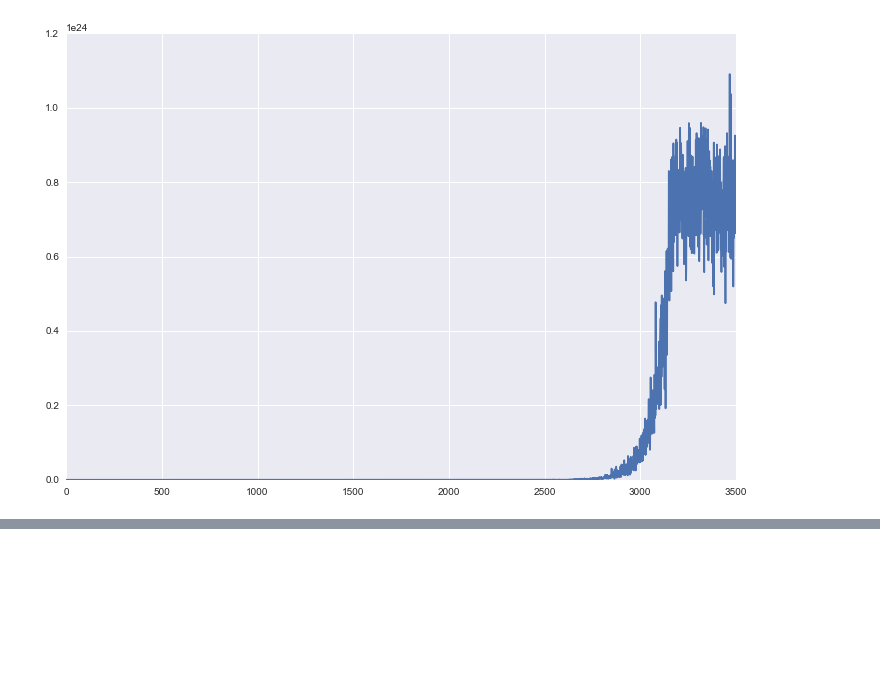
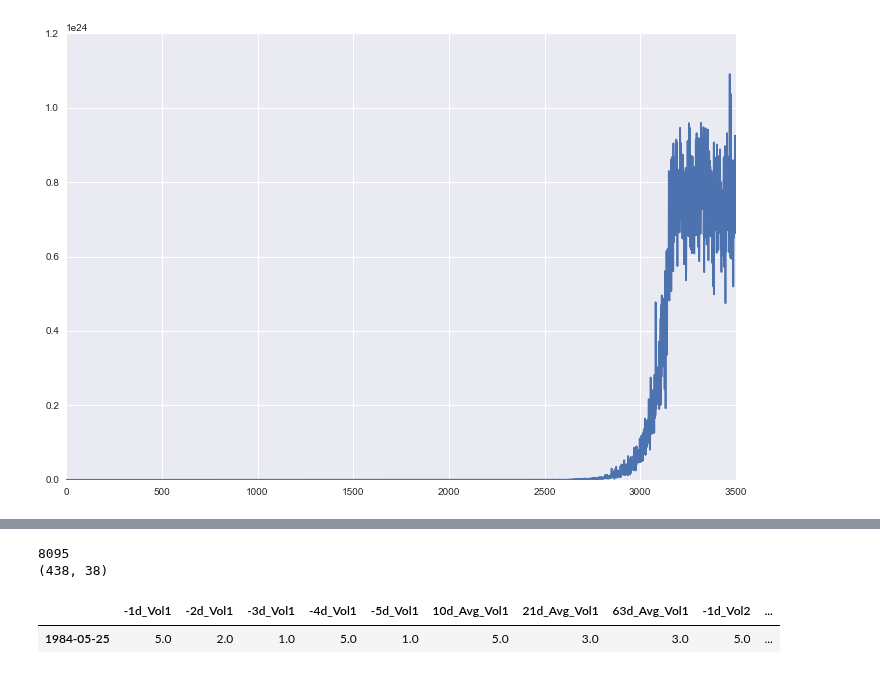
Before and after one commit to savourylie/Stock-Price-Forecaster, a Jupyter notebook: TradingBot/TradingBot.ipynb, the cells around one changed output, grey strips where cells are left out. Cells and saved outputs as stored; diff of their text form; code cells hidden in the pictures; blank space fills up the shorter version.

```diff
--- a/TradingBot/TradingBot.ipynb
+++ b/TradingBot/TradingBot.ipynb
@@ -1094,0 +1105,13 @@ JPM_training_result = [5236.2342014765054, 2039.965368258125, 6016.2159885306146
+# %%
+(u,) = data_full.index.get_indexer_for([datetime(2016, 7, 1)])
+print(u)
+
+print(data_full[datetime(2015, 1, 2):].shape)
+# %% [output]
+8095
+(438, 38)
+# %%
+data_full.ix[datetime(1984, 5, 25), :].to_frame().T
+# %% [output]
+|  | -1d_Vol1 | -2d_Vol1 | -3d_Vol1 | -4d_Vol1 | -5d_Vol1 | 10d_Avg_Vol1 | 21d_Avg_Vol1 | 63d_Avg_Vol1 | -1d_Vol2 | ... |
+| 1984-05-25 | 5.0 | 2.0 | 1.0 | 5.0 | 1.0 | 5.0 | 3.0 | 3.0 | 5.0 | ... |
```
Also changed, not shown: parts of 7 cells of this notebook, 8 other files.
